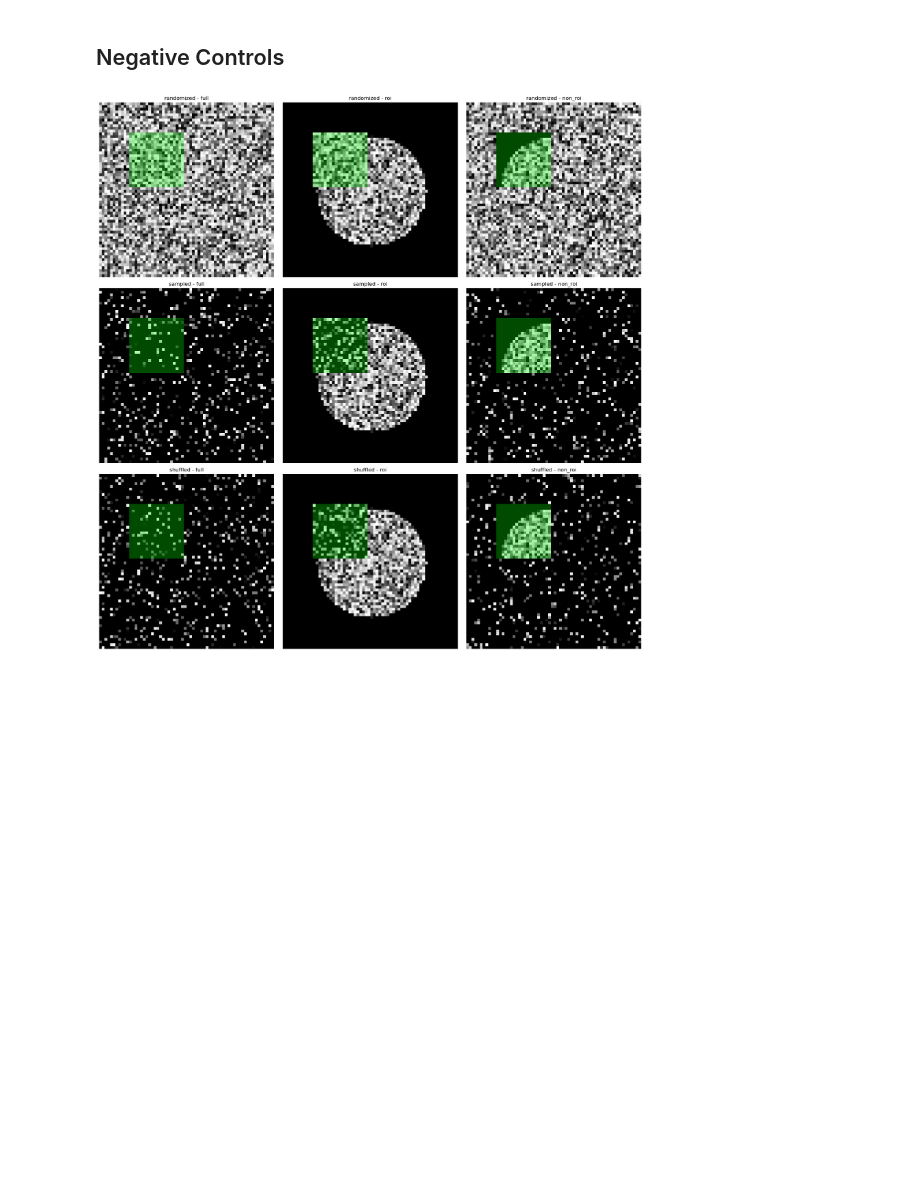
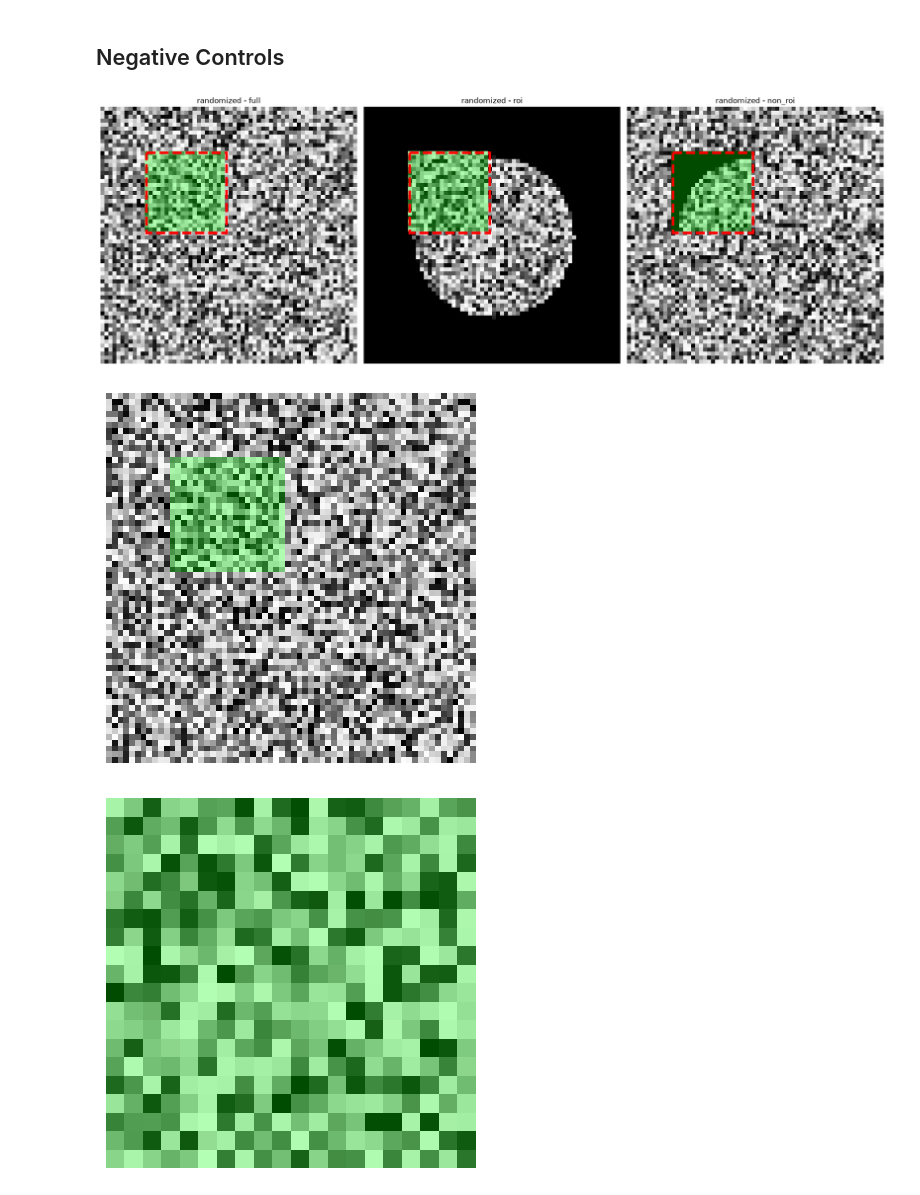
Before and after one commit to bhklab/readii_2_roqc, a Jupyter notebook: sandbox/visualization/make_cropped_image_mask_figures.ipynb, the cells around one changed output. Saved outputs shown, nothing was run; the diff lists cells and outputs as text; code cells hidden in the pictures; blank space fills up the shorter version.

```diff
--- a/sandbox/visualization/make_cropped_image_mask_figures.ipynb
+++ b/sandbox/visualization/make_cropped_image_mask_figures.ipynb
@@ -81,8 +81,8 @@ def get_crop_box(crop_method, mask, resize_dimension, label=1):
 
     return crop_box
 # %%
-resize = [50,50,50]
-# resize = None
+# resize = [50,50,50]
+resize = None
 
 crop_fig, crop_ax = plt.subplots(3,3, figsize=(18,18), layout='tight')
 
@@ -167,8 +178,8 @@ for idx, file in enumerate(sorted(list(nc_dir_path.glob("*.nii.gz")))):
 
     crop_image, crop_mask = crop_and_resize_image_and_mask(nc_image,
                                                             mask,
-                                                            crop_method = "centroid",
-                                                            resize_dimension = 50)
+                                                            crop_method = "bounding_box",
+                                                            resize_dimension = None)
     crop_slice_idx = crop_mask.GetSize()[2] // 2
 
     displayCTSegOverlay(crop_image, crop_mask, crop_slice_idx, dispMin=dispMin, dispMax=dispMax, ax=nc_ax_flat[idx], alpha=0)
@@ -375,24 +386,49 @@ for idx, crop in enumerate(['bounding_box', 'centroid', 'cube']):
 # %% [markdown]
 ## Negative Controls
 # %%
-permutations = ['randomized', 'sampled', 'shuffled']
+select_image = sphere_image
+permutations = ['randomized']# 'randomized', , 'shuffled']
 regions = ['full', 'roi', 'non_roi']
 seed = 10
+
+brg_cmap = mpl.colormaps['brg']
+brg_green = brg_cmap(500)
 
 manager = NegativeControlManager.from_strings(
         negative_control_types=permutations,
         region_types=regions,
         random_seed=seed
     )
 
 slice = 32
-nc_fig, nc_ax = plt.subplots(3,3, figsize=(18,18), layout='tight')
+nc_fig, nc_ax = plt.subplots(1,3, figsize=(18,18), layout='tight')
 nc_ax_flat = nc_ax.ravel()
 
+crop = 'bounding_box'
+resize = None
 # Process and plot negative control images
-for idx, proc_data in enumerate(manager.apply(sphere_image, square_mask)):
+for idx, proc_data in enumerate(manager.apply(select_image, square_mask)):
     proc_image, permutation, region = proc_data
-    displayCTSegOverlay(proc_image, square_mask, slice, ax=nc_ax_flat[idx])
+    displayCTSegOverlay(proc_image, square_mask, slice) #, ax=nc_ax_flat[idx])
     nc_ax_flat[idx].set_title(f"{permutation} - {region}")
+
+
+    crop_image, crop_mask = crop_and_resize_image_and_mask(proc_image,
+                                                            square_mask,
+                                                            crop_method = crop,
+                                                            resize_dimension = resize)
+
+    crop_slice_idx = crop_image.GetSize()[2] // 2
+
+    crop_box = get_crop_box(crop, square_mask, resize)
+    full_with_box_ax = nc_ax_flat[idx] #+3]
+    displayCTSegOverlay(proc_image, square_mask, slice, ax=full_with_box_ax)
+    rect = patches.Rectangle((crop_box.min.x, crop_box.min.y), crop_box.size.width, crop_box.size.height,
+                    linewidth=4, edgecolor='r', facecolor='none', ls='--')
+    full_with_box_ax.add_patch(rect)
+
+    displayCTSegOverlay(crop_image, crop_mask, crop_slice_idx, cmapSeg=mcolors.ListedColormap([brg_green]))#, ax=nc_ax_flat[idx+6])
 # %% [output]
-[figure, old version]
+[figure, new version]
+[figure, added]
+[figure, added]
```
Also changed, not shown: parts of 5 cells of this notebook.
